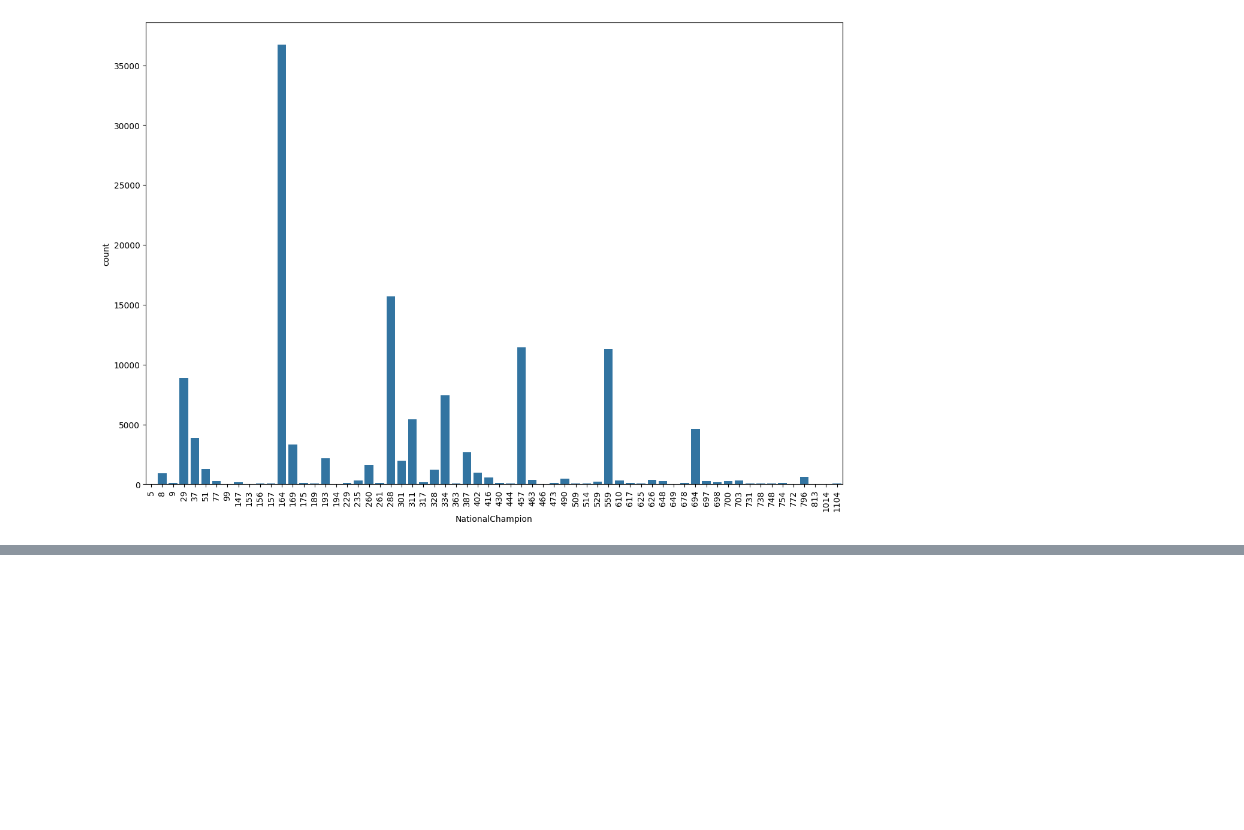
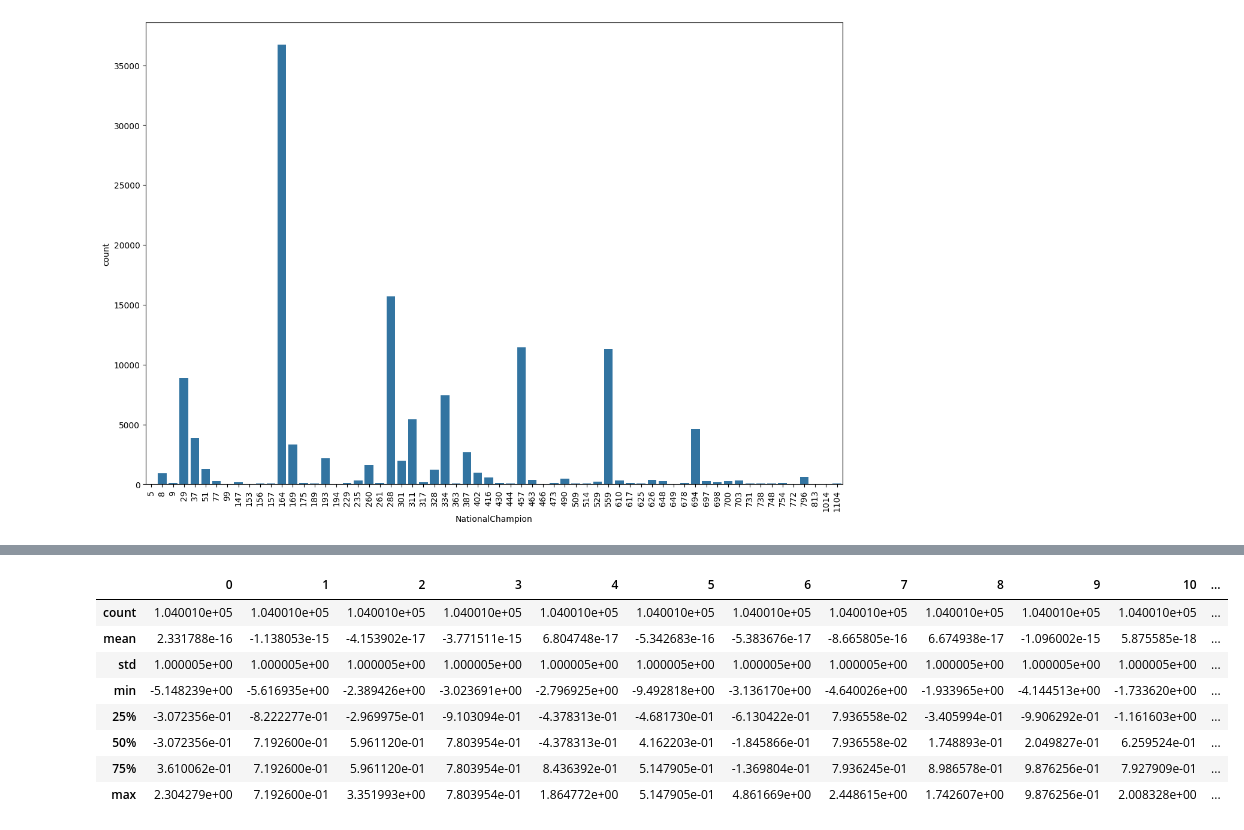
Before and after one commit to LittleMac24/ccac-competion, a Jupyter notebook: eda.ipynb, the cells around one changed output, grey strips where cells are left out. Drawn from its saved outputs; the diff is of its cells as text; code cells hidden in the pictures; blank space fills up the shorter version.

Commit message:
Latest Changes to Model (XG_Boost Included)

```diff
--- a/eda.ipynb
+++ b/eda.ipynb
@@ -668,7 +527,7 @@ from sklearn.linear_model import LassoCV, LogisticRegressionCV
 
 # Load the data
 df_train = classic1_df_train
-
+df_test = df_test
 
 # #DownSample Data (Takes % of Dataset and keeps statistical properties)
 # sample_size_perc = .3
@@ -710,8 +569,8 @@ df_test = df_test.drop(columns = features_to_withHold)
 
 
 # Create 2 List of Features column names for east and west features
-features_midwest = [col for col in df_train_downsampled.columns if col.startswith('M_')]
-features_south = [col for col in df_train_downsampled.columns if col.startswith('S_')]
+features_midwest = [col for col in df_train.columns if col.startswith('M_')]
+features_south = [col for col in df_train.columns if col.startswith('S_')]
 
 # Remove Semifinal Winner from both list
 if 'SemifinalWinner_South_Midwest' in features_south:
@@ -722,7 +581,7 @@ if 'SemifinalWinner_South_Midwest' in features_midwest:
 
 
 # The target variable is SemifinalWinner_East_West
-y_train = (df_train['SemifinalWinner_South_Midwest'] == df_train_down['RegionWinner_Midwest']).astype(int)
+y_train = (df_train['SemifinalWinner_South_Midwest'] == df_train['RegionWinner_Midwest']).astype(int)
 
 # Combine the East and West features
 features = features_midwest + features_south
@@ -772,7 +631,7 @@ model_log_reg = Pipeline(
     steps=[
     ('preprocessor', preprocessor_log),
     ('selector', SelectFromModel(LassoCV(cv=5, alphas= [0.0001, 0.001, 0.01, 0.1], random_state = 42),  prefit =False)),
-    ('classifier', LogisticRegressionCV(cv=5, max_iter=1000))
+    ('classifier', LogisticRegressionCV(cv=5, max_iter=2000))
     ]
 )
 
@@ -784,13 +643,13 @@ hyperparameter_grid = {
 
 grid_search = GridSearchCV(model_RandomForest, param_grid=hyperparameter_grid, cv=5, scoring='accuracy')
 
-grid_search.fit(df_train[features], y_train)
+grid_search.fit(df_train[features], y_train) #I believe I need the predicted values from the training set!
 
 
 y_pred_tree= grid_search.predict(df_test[features])
 
 model_log_reg.fit(df_train[features], y_train)
-y_pred_log = model_log_reg.predict(df_test[features])
+y_pred_log_ms = model_log_reg.predict(df_test[features])
 
 # print(f'Recall: {recall_score(y_test, y_pred_tree)}')
 # print(f'Accuracy: {accuracy_score(y_test, y_pred_tree)}')
@@ -801,10 +660,10 @@ y_pred_log = model_log_reg.predict(df_test[features])
 # print(f'Confusian Matrix: {confusion_matrix(y_test, y_pred_log)}')
 
 #Printing Results back from Unique IDs!
-df_test['SemifinalWinner_South_Midwest'] = df_train['RegionWinner_Midwest'].where(y_pred_log == df_train['RegionWinner_Midwest'], df_train['RegionWinner_South'])
+df_test['SemifinalWinner_South_Midwest'] = df_test['RegionWinner_Midwest'].where(y_pred_log_ms == df_test['RegionWinner_Midwest'], df_test['RegionWinner_South'])
 
 # Save the predictions to a CSV (only include the prediction column)
-df_test[['SemifinalWinner_South_Midwest']].to_csv("predictions_MS.csv", index=False)
+# df_test[['SemifinalWinner_South_Midwest']].to_csv("predictions_MS.csv", index=False)
 
 print("Predictions saved to predictions.csv ✅")
 # %% [output]
@@ -1735,0 +1651,20 @@ Mapped predictions saved to predictions_joint_mapped.csv ✅
+# %%
+from tensorflow.keras.utils import to_categorical
+
+def final_four_encoder(row):
+    if row['NationalChampion'] == row['RegionWinner_East']:
+        return 0
+    elif row['NationalChampion'] == row['RegionWinner_West']:
+        return 1
+    elif row['NationalChampion'] == row['RegionWinner_Midwest']:
+        return 2
+    else:
+        return 3
+
+    # row['NationalChampion'] == row['RegionWinner_South']:
+    # else:
+    #     return np.nan  # Handle unexpected cases
+
+df_train['National_Champ_Label'] = df_train.apply(final_four_encoder, axis = 1)
+
+df_train
@@ -1735,0 +1685,2 @@ Mapped predictions saved to predictions_joint_mapped.csv ✅
+# %%
+y_final = to_categorical(df_train['National_Champ_Label'], 4)
@@ -1735,0 +2088,12 @@ Mapped predictions saved to predictions_joint_mapped.csv ✅
+# %%
+pd.DataFrame(X_train_transformed).describe()
+# %% [output]
+|  | 0 | 1 | 2 | 3 | 4 | 5 | 6 | 7 | 8 | 9 | 10 | ... |
+| count | 1.040010e+05 | 1.040010e+05 | 1.040010e+05 | 1.040010e+05 | 1.040010e+05 | 1.040010e+05 | 1.040010e+05 | 1.040010e+05 | 1.040010e+05 | 1.040010e+05 | 1.040010e+05 | ... |
+| mean | 2.331788e-16 | -1.138053e-15 | -4.153902e-17 | -3.771511e-15 | 6.804748e-17 | -5.342683e-16 | -5.383676e-17 | -8.665805e-16 | 6.674938e-17 | -1.096002e-15 | 5.875585e-18 | ... |
+| std | 1.000005e+00 | 1.000005e+00 | 1.000005e+00 | 1.000005e+00 | 1.000005e+00 | 1.000005e+00 | 1.000005e+00 | 1.000005e+00 | 1.000005e+00 | 1.000005e+00 | 1.000005e+00 | ... |
+| min | -5.148239e+00 | -5.616935e+00 | -2.389426e+00 | -3.023691e+00 | -2.796925e+00 | -9.492818e+00 | -3.136170e+00 | -4.640026e+00 | -1.933965e+00 | -4.144513e+00 | -1.733620e+00 | ... |
+| 25% | -3.072356e-01 | -8.222277e-01 | -2.969975e-01 | -9.103094e-01 | -4.378313e-01 | -4.681730e-01 | -6.130422e-01 | 7.936558e-02 | -3.405994e-01 | -9.906292e-01 | -1.161603e+00 | ... |
+| 50% | -3.072356e-01 | 7.192600e-01 | 5.961120e-01 | 7.803954e-01 | -4.378313e-01 | 4.162203e-01 | -1.845866e-01 | 7.936558e-02 | 1.748893e-01 | 2.049827e-01 | 6.259524e-01 | ... |
+| 75% | 3.610062e-01 | 7.192600e-01 | 5.961120e-01 | 7.803954e-01 | 8.436392e-01 | 5.147905e-01 | -1.369804e-01 | 7.936245e-01 | 8.986578e-01 | 9.876256e-01 | 7.927909e-01 | ... |
+| max | 2.304279e+00 | 7.192600e-01 | 3.351993e+00 | 7.803954e-01 | 1.864772e+00 | 5.147905e-01 | 4.861669e+00 | 2.448615e+00 | 1.742607e+00 | 9.876256e-01 | 2.008328e+00 | ... |
```
Also changed, not shown: parts of 32 cells of this notebook, 9 other files.
